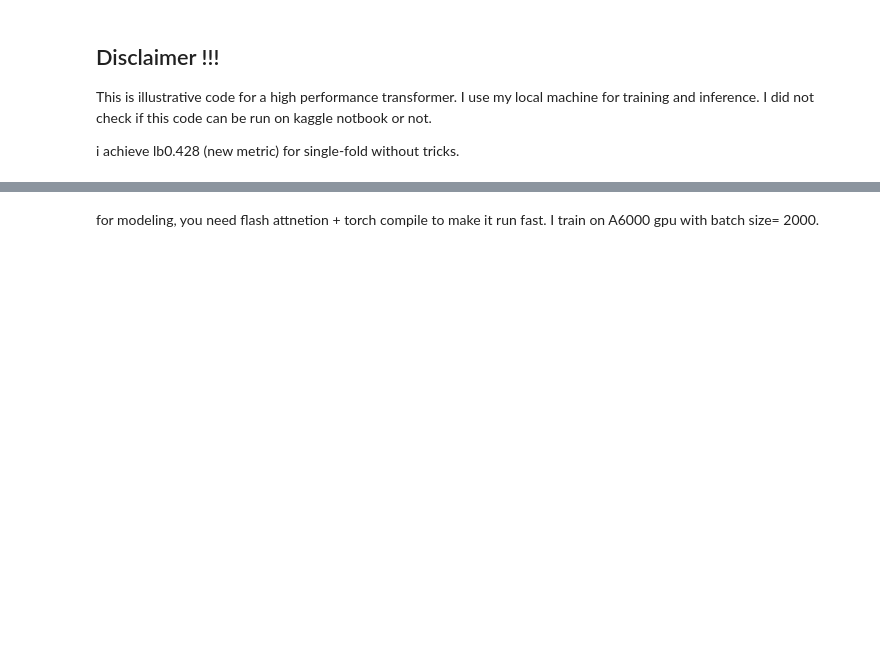
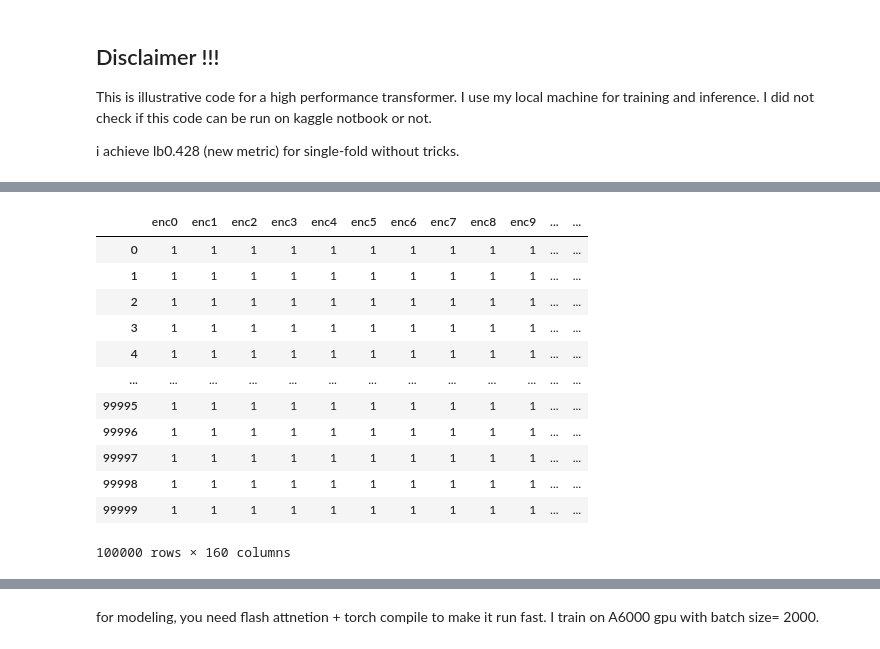
Before and after one commit to humansys-lab/leash, a Jupyter notebook: scripts/lb0-428-single-fold-transformer.ipynb, the cells around one changed output, grey strips where cells are left out. Cells and saved outputs as stored; diff of their text form; code cells hidden in the pictures; blank space fills up the shorter version.

```diff
--- a/scripts/lb0-428-single-fold-transformer.ipynb
+++ b/scripts/lb0-428-single-fold-transformer.ipynb
@@ -150,0 +176,19 @@ mask_df.to_parquet(os.path.join(OUTPUT_DIR, "mask.parquet"))
+# %%
+train_mask = pd.read_parquet(os.path.join(OUTPUT_DIR, "train_mask.parquet"))
+train = pd.read_parquet(os.path.join(OUTPUT_DIR, "train_enc.parquet"))
+
+train_mask
+# %% [output]
+|  | enc0 | enc1 | enc2 | enc3 | enc4 | enc5 | enc6 | enc7 | enc8 | enc9 | ... | ... |
+| 0 | 1 | 1 | 1 | 1 | 1 | 1 | 1 | 1 | 1 | 1 | ... | ... |
+| 1 | 1 | 1 | 1 | 1 | 1 | 1 | 1 | 1 | 1 | 1 | ... | ... |
+| 2 | 1 | 1 | 1 | 1 | 1 | 1 | 1 | 1 | 1 | 1 | ... | ... |
+| 3 | 1 | 1 | 1 | 1 | 1 | 1 | 1 | 1 | 1 | 1 | ... | ... |
+| 4 | 1 | 1 | 1 | 1 | 1 | 1 | 1 | 1 | 1 | 1 | ... | ... |
+| ... | ... | ... | ... | ... | ... | ... | ... | ... | ... | ... | ... | ... |
+| 99995 | 1 | 1 | 1 | 1 | 1 | 1 | 1 | 1 | 1 | 1 | ... | ... |
+| 99996 | 1 | 1 | 1 | 1 | 1 | 1 | 1 | 1 | 1 | 1 | ... | ... |
+| 99997 | 1 | 1 | 1 | 1 | 1 | 1 | 1 | 1 | 1 | 1 | ... | ... |
+| 99998 | 1 | 1 | 1 | 1 | 1 | 1 | 1 | 1 | 1 | 1 | ... | ... |
+| 99999 | 1 | 1 | 1 | 1 | 1 | 1 | 1 | 1 | 1 | 1 | ... | ... |
+100000 rows × 160 columns
```
Also changed, not shown: parts of 8 cells of this notebook, 4 other files.
